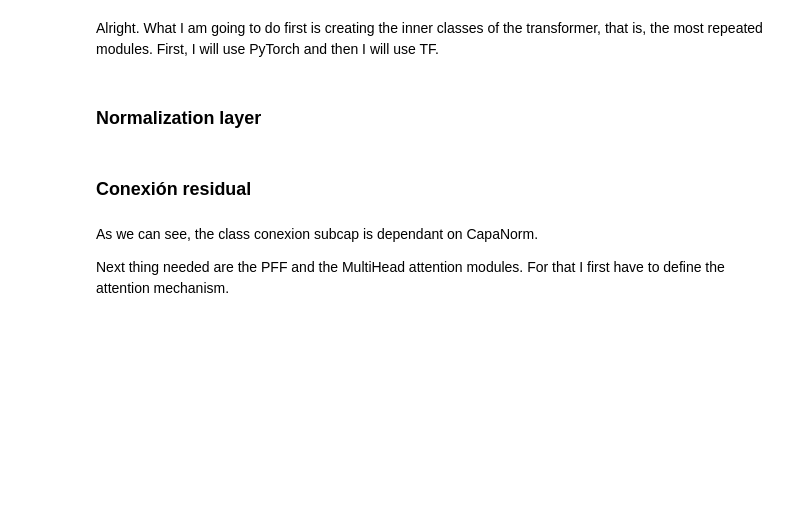
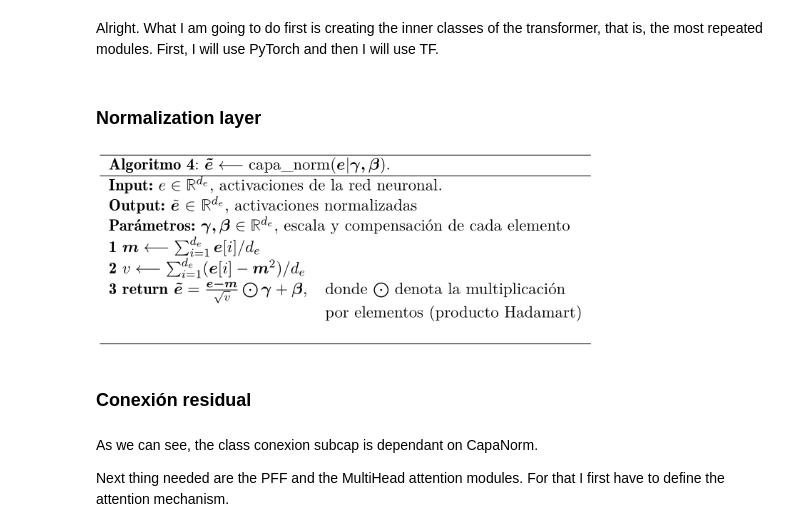
Before and after one commit to nomadicsenseis/annoted-transformer, a Jupyter notebook: The_Annoted_Transformer.ipynb, the cells around one changed output. Saved outputs shown, nothing was run; the diff lists cells and outputs as text; code cells hidden in the pictures; blank space fills up the shorter version.

```diff
--- a/The_Annoted_Transformer.ipynb
+++ b/The_Annoted_Transformer.ipynb
@@ -87,6 +87,11 @@ import tensorflow_text
 Alright. What I am going to do first is creating the inner classes of the transformer, that is, the most repeated modules. First, I will use PyTorch and then I will use TF.
 # %% [markdown]
 ### Normalization layer
+# %%
+from IPython.display import Image
+Image(filename='/content/capa_norm.png',width=500,height=200)
+# %% [output]
+[figure, added]
 # %%
  ##Pytorch
  class CapaNorm(nn.Module):
```
Also changed, not shown: parts of 8 cells of this notebook.
